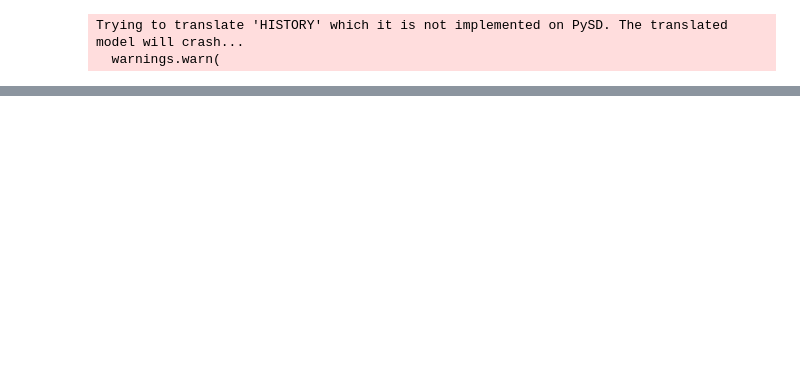
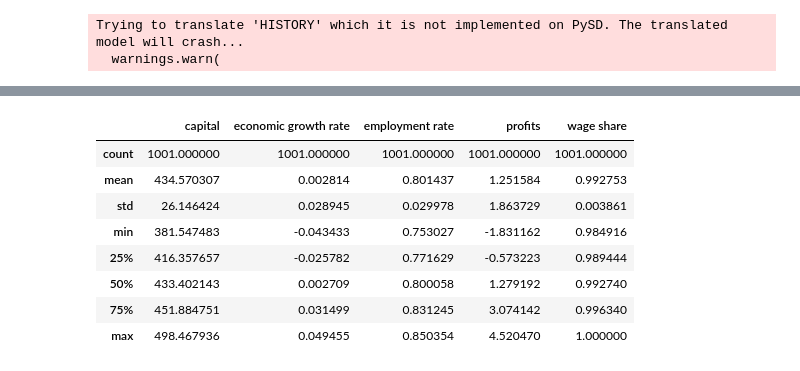
Before and after one commit to djpasseyjr/graphinference, a Jupyter notebook: Notebooks/Jupyter/NonLinearModels.ipynb, the cells around one changed output, grey strips where cells are left out. Cells and saved outputs as stored; diff of their text form; code cells hidden in the pictures; blank space fills up the shorter version.

```diff
--- a/Notebooks/Jupyter/NonLinearModels.ipynb
+++ b/Notebooks/Jupyter/NonLinearModels.ipynb
@@ -110,0 +110,13 @@ class economic_growth_rate:
+# %%
+
+X.describe()
+# %% [output]
+|  | capital | economic growth rate | employment rate | profits | wage share |
+| count | 1001.000000 | 1001.000000 | 1001.000000 | 1001.000000 | 1001.000000 |
+| mean | 434.570307 | 0.002814 | 0.801437 | 1.251584 | 0.992753 |
+| std | 26.146424 | 0.028945 | 0.029978 | 1.863729 | 0.003861 |
+| min | 381.547483 | -0.043433 | 0.753027 | -1.831162 | 0.984916 |
+| 25% | 416.357657 | -0.025782 | 0.771629 | -0.573223 | 0.989444 |
+| 50% | 433.402143 | 0.002709 | 0.800058 | 1.279192 | 0.992740 |
+| 75% | 451.884751 | 0.031499 | 0.831245 | 3.074142 | 0.996340 |
+| max | 498.467936 | 0.049455 | 0.850354 | 4.520470 | 1.000000 |
```
Also changed, not shown: parts of 11 cells of this notebook, 2 other files.
